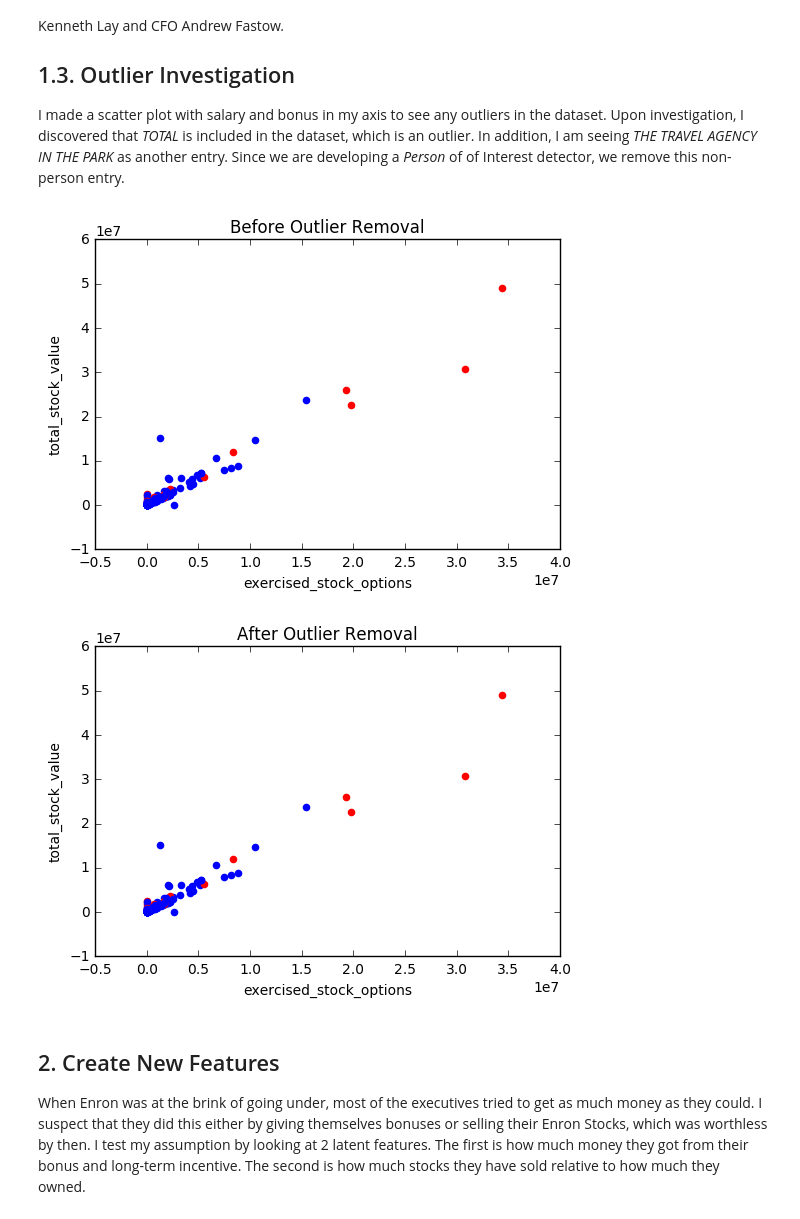
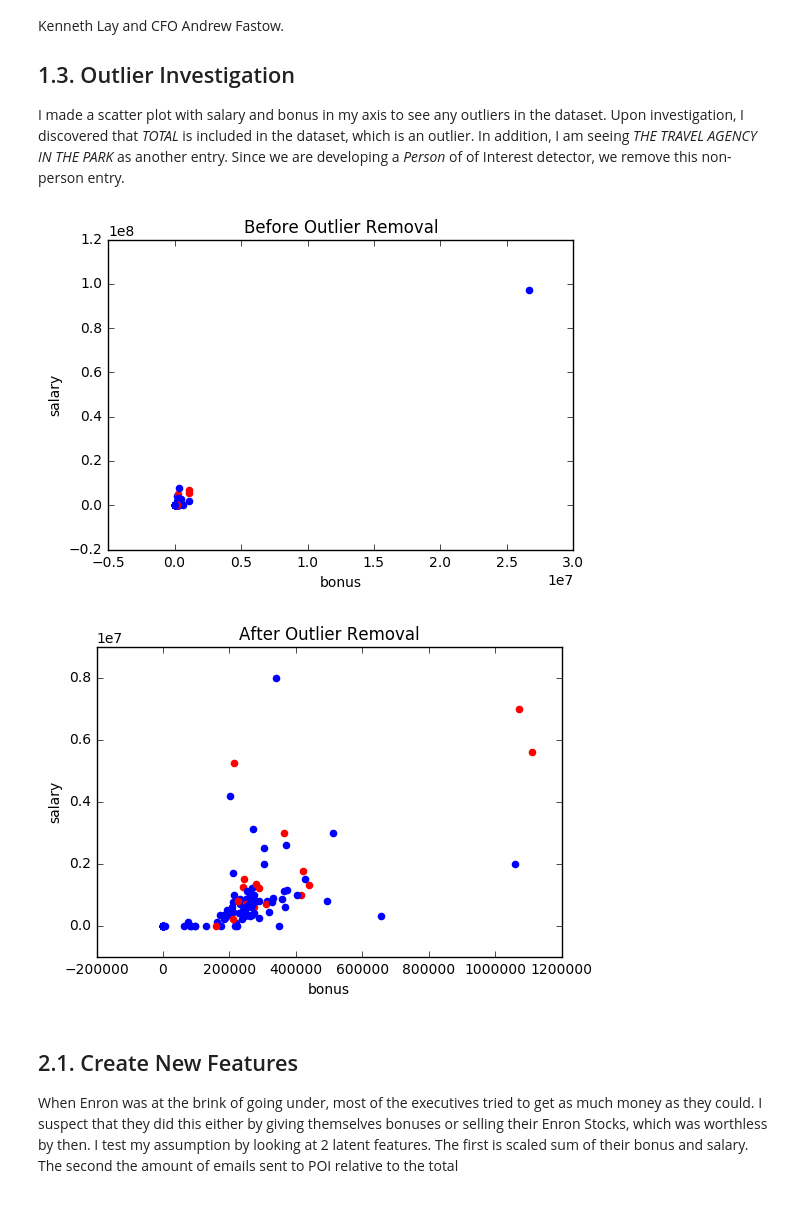
Before and after one commit to cmd-master/iml-enron-fraudcase, a Jupyter notebook: final_project/poi_analysis.ipynb, the cells around one changed output. Saved outputs shown, nothing was run; the diff lists cells and outputs as text; code cells hidden in the pictures.

```diff
--- a/final_project/poi_analysis.ipynb
+++ b/final_project/poi_analysis.ipynb
@@ -16,6 +16,7 @@ import pprint
 sys.path.append("../tools/")
 from feature_format import featureFormat, targetFeatureSplit
 from tester import dump_classifier_and_data
+from sklearn.cross_validation import train_test_split
 
 ### Task 1: Select what features you'll use.
 ### features_list is a list of strings, each of which is a feature name.
@@ -24,7 +25,9 @@ features_list = ['poi', 'salary', 'bonus', 'deferral_payments', 'total_payments'
                  'loan_advances', 'restricted_stock_deferred',
                  'deferred_income', 'total_stock_value', 'expenses',
                  'exercised_stock_options', 'other', 'long_term_incentive',
-                 'restricted_stock', 'director_fees']
+                 'restricted_stock', 'director_fees', 'to_messages',
+                 'from_poi_to_this_person', 'from_messages',
+                 'from_this_person_to_poi', 'shared_receipt_with_poi']
 
 ### Load the dictionary containing the dataset
 with open("final_project_dataset.pkl", "r") as data_file:
@@ -54,27 +57,27 @@ I made a scatter plot with salary and bonus in my axis to see any outliers in th
 # %%
 ### Task 2: Remove outliers
 ### Scatterplot function that marks the person of interest in red.
 def plotScatter(dat, title, labels=features_list):
     for point in dat:
         poi = point[0]
         if poi == 0:
-            plt.scatter( point[2], point[12], color = "blue" )
+            plt.scatter( point[1], point[2], color = "blue" )
         else:
-            plt.scatter( point[2], point[12], color = "red" )
-    plt.xlabel(labels[12])
-    plt.ylabel(labels[2])
+            plt.scatter( point[1], point[2], color = "red" )
+    plt.ylabel(labels[1])
+    plt.xlabel(labels[2])
     plt.title(title)
     plt.show()
 
 plotScatter(data, "Before Outlier Removal")
 data_dict.pop("TOTAL", 0)
 data = featureFormat(my_dataset, features_list,
                      sort_keys=True, remove_all_zeroes=False)
 plotScatter(data, "After Outlier Removal")
 # %% [output]
-[figure, old version]
+[figure, new version]
-[figure, old version]
+[figure, new version]
 # %% [markdown]
-## 2. Create New Features
-When Enron was at the brink of going under, most of the executives tried to get as much money as they could. I suspect that they did this either by giving themselves bonuses or selling their Enron Stocks, which was worthless by then. I test my assumption by looking at 2 latent features. The first is how much money they got from their bonus and long-term incentive. The second is how much stocks they have sold relative to how much they owned.
+## 2.1. Create New Features
+When Enron was at the brink of going under, most of the executives tried to get as much money as they could. I suspect that they did this either by giving themselves bonuses or selling their Enron Stocks, which was worthless by then. I test my assumption by looking at 2 latent features. The first is scaled sum of their bonus and salary. The second the amount of emails sent to POI relative to the total
 # %%
```
Also changed, not shown: parts of 12 cells of this notebook.
